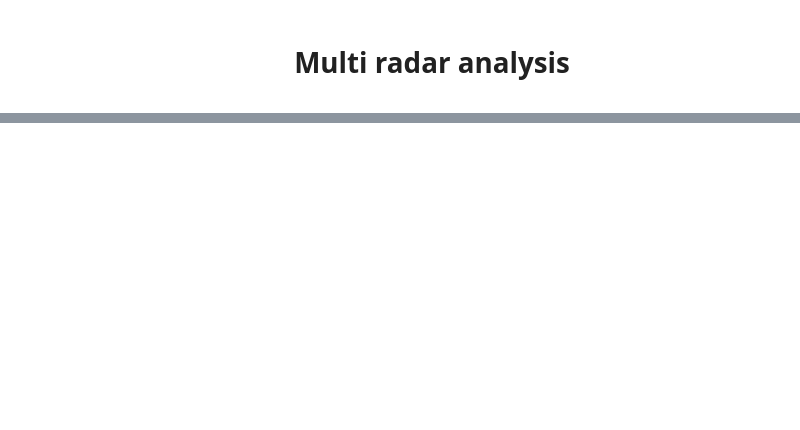
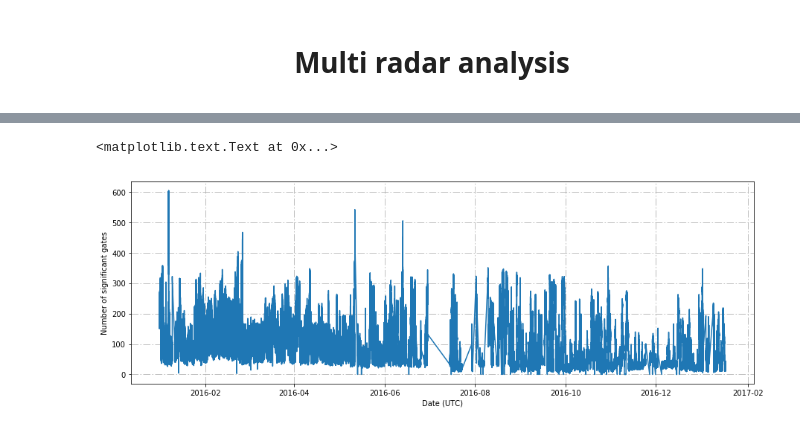
Before and after one commit to scollis/kazr_tools, a Jupyter notebook: notebooks/multi_radar_extraction.ipynb, the cells around one changed output, grey strips where cells are left out. Drawn from its saved outputs; the diff is of its cells as text; code cells hidden in the pictures; blank space fills up the shorter version.

```diff
--- a/notebooks/multi_radar_extraction.ipynb
+++ b/notebooks/multi_radar_extraction.ipynb
@@ -99,6 +76,9 @@ times = np.array([item[0] for item in  qvps])
 alls = np.array([item[1] for item in  qvps])
 toas = np.array([item[2] for item in  qvps])
 tarrrs = np.array([item[3] for item in  qvps])
+ns = np.array([item[4] for item in  qvps])
+ms = np.array([item[5] for item in  qvps])
+mb = np.array([item[6] for item in  qvps])
 # %%
 order = np.argsort(times)
 # %%
@@ -107,6 +87,9 @@ time_array = np.array([netCDF4.num2date(0, units = sstr) for sstr in times[order
 alls_o = np.concatenate(alls[order])
 toas_o = np.concatenate(toas[order])
 tarrs_o = np.concatenate(tarrrs[order])
+ns_o = np.concatenate(ns[order])
+ms_o = np.concatenate(ms[order])
+mb_o = np.concatenate(mb[order])
 # %%
 print(alls_o)
 # %% [output]
@@ -129,0 +122,17 @@ plt.xlabel('Date (UTC)')
+# %%
+fig = plt.figure(figsize = [15,5])
+plt.plot(tarrs_o, ns_o)
+ax = plt.gca()
+ax.grid(True)
+
+gridlines = ax.get_xgridlines() + ax.get_ygridlines()
+
+for line in gridlines:
+    line.set_linestyle('-.')
+
+#plt.ylim([-24,-20])
+plt.ylabel('Number of significant gates')
+plt.xlabel('Date (UTC)')
+# %% [output]
+<matplotlib.text.Text at 0x...>
+[figure, added]
```
Also changed, not shown: parts of 13 cells of this notebook.
